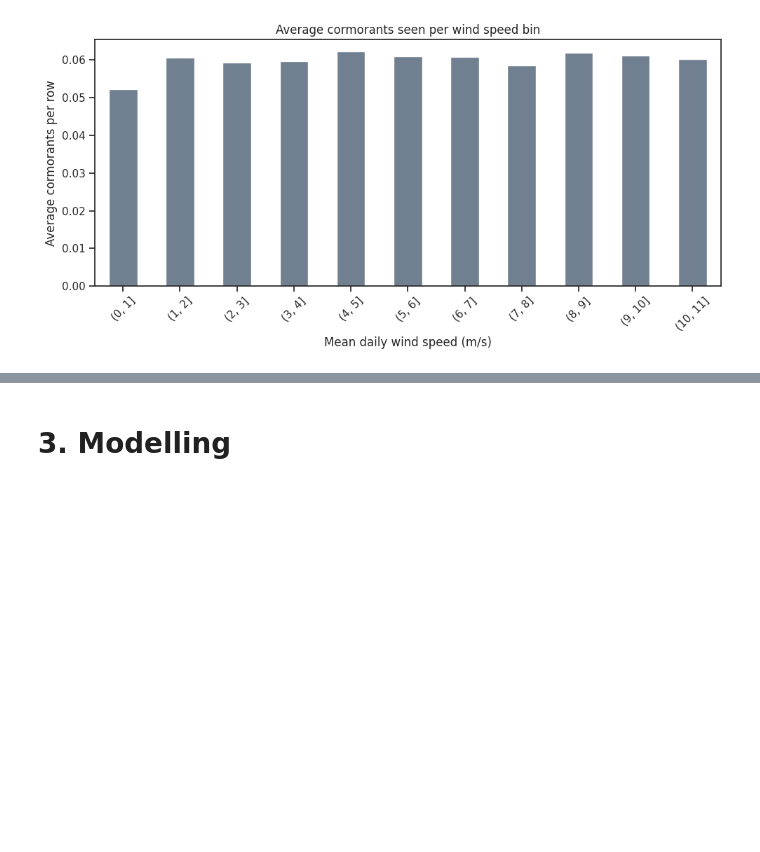
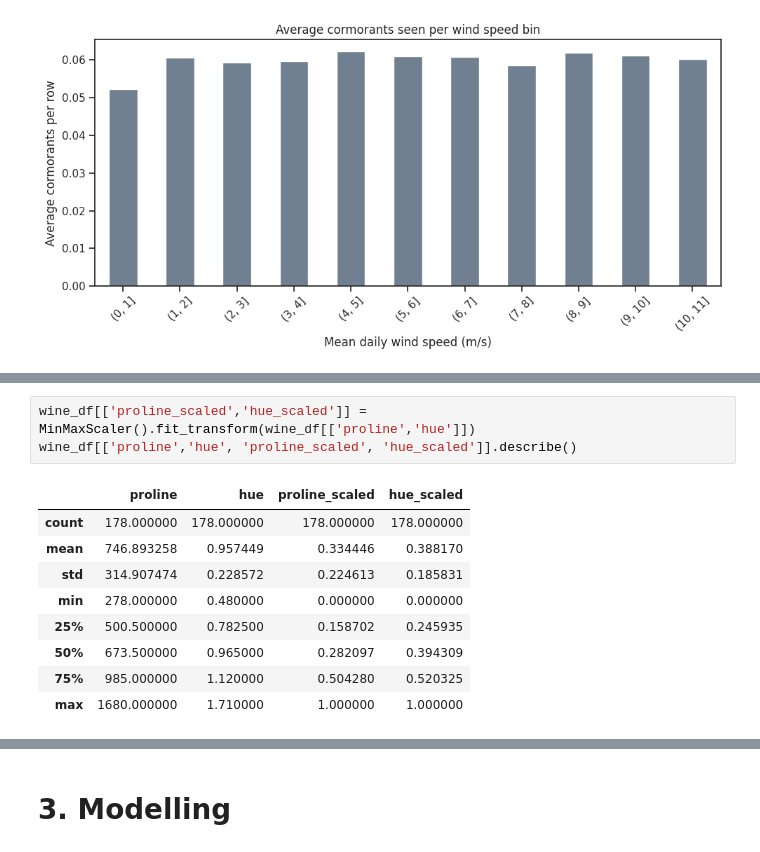
Before and after one commit to kebabzter/the-greatest-cormorant, a Jupyter notebook: notebook-final.ipynb, the cells around one changed output, grey strips where cells are left out. Drawn from its saved outputs; the diff is of its cells as text; blank space fills up the shorter version.

```diff
--- a/notebook-final.ipynb
+++ b/notebook-final.ipynb
@@ -591,0 +622,13 @@ plt.show()
+# %%
+wine_df[['proline_scaled','hue_scaled']] = MinMaxScaler().fit_transform(wine_df[['proline','hue']])
+wine_df[['proline','hue', 'proline_scaled', 'hue_scaled']].describe()
+# %% [output]
+|  | proline | hue | proline_scaled | hue_scaled |
+| count | 178.000000 | 178.000000 | 178.000000 | 178.000000 |
+| mean | 746.893258 | 0.957449 | 0.334446 | 0.388170 |
+| std | 314.907474 | 0.228572 | 0.224613 | 0.185831 |
+| min | 278.000000 | 0.480000 | 0.000000 | 0.000000 |
+| 25% | 500.500000 | 0.782500 | 0.158702 | 0.245935 |
+| 50% | 673.500000 | 0.965000 | 0.282097 | 0.394309 |
+| 75% | 985.000000 | 1.120000 | 0.504280 | 0.520325 |
+| max | 1680.000000 | 1.710000 | 1.000000 | 1.000000 |
```
Also changed, not shown: parts of 8 cells of this notebook.
